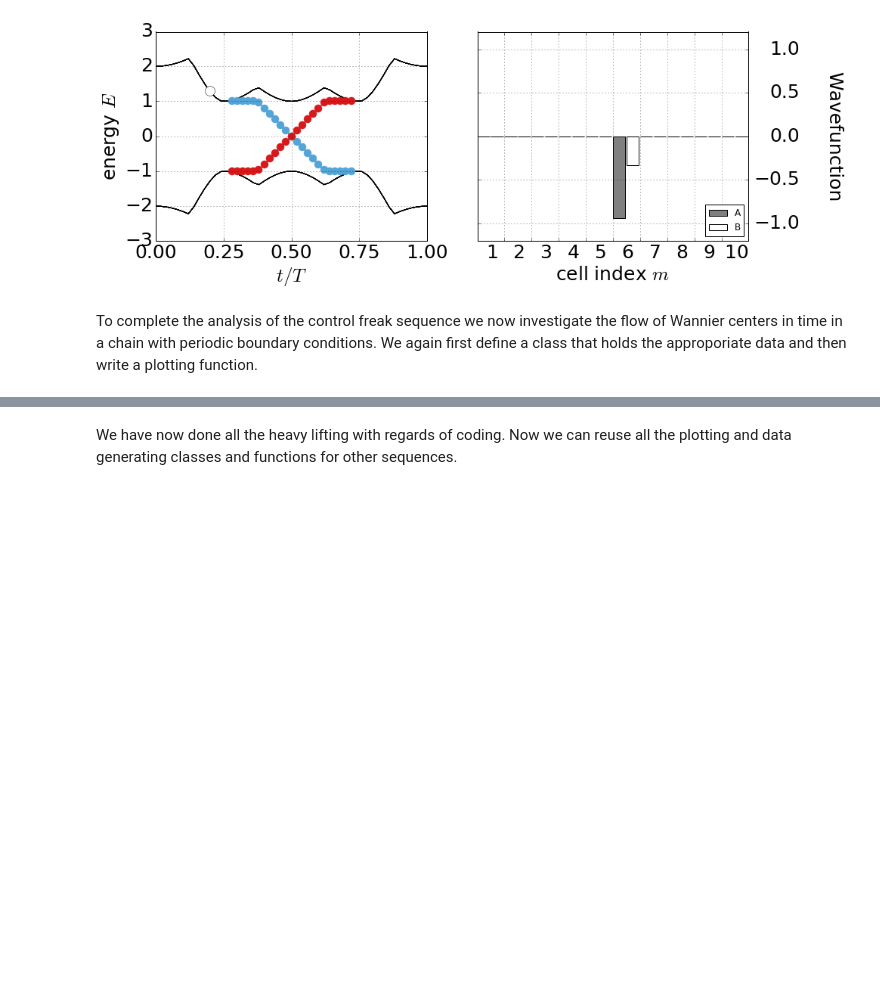
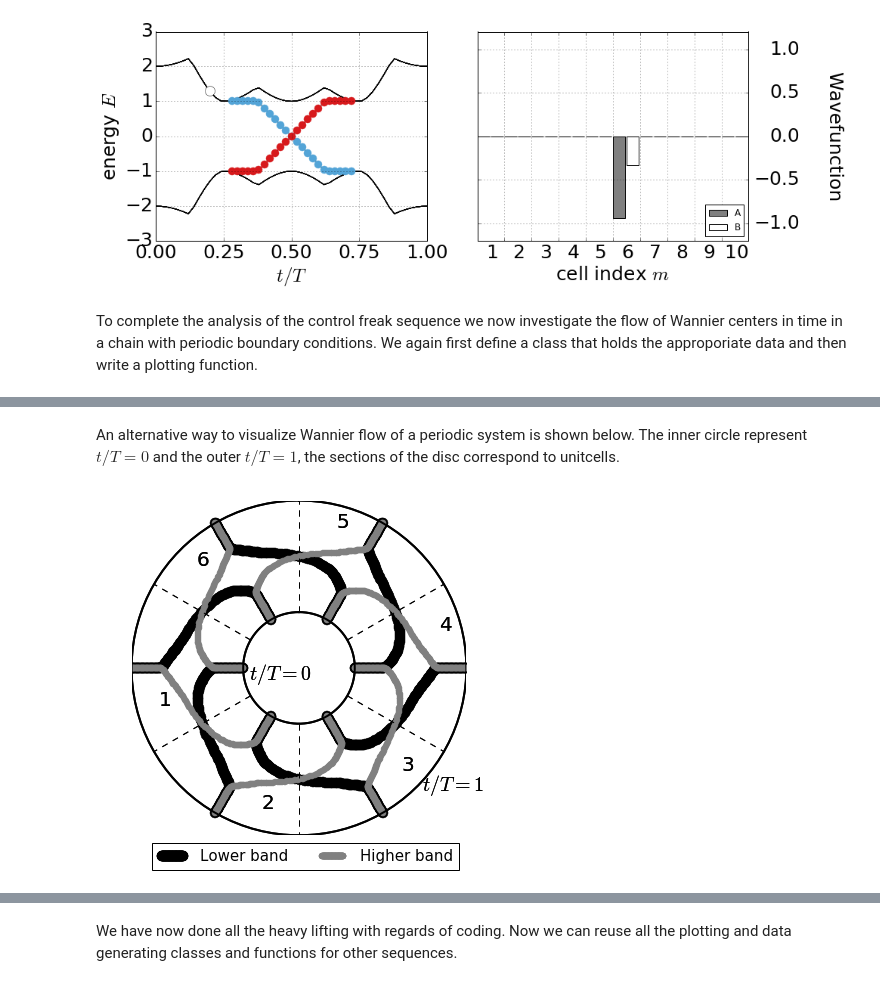
Before and after one commit to oroszl/topins, a Jupyter notebook: RM.ipynb, the cells around one changed output, grey strips where cells are left out. Drawn from its saved outputs; the diff is of its cells as text; code cells hidden in the pictures; blank space fills up the shorter version.

```diff
--- a/RM.ipynb
+++ b/RM.ipynb
@@ -383,0 +394,9 @@ tight_layout()
+# %% [markdown]
+An alternative way to visualize Wannier flow of a periodic system is shown below. The inner circle represent $t/T=0$ and the outer $t/T=1$, the sections of the disc correspond to unitcells.
+# %%
+figsize(6,6)
+CFwan.polar_w_vs_t('Lower band','ko',ms=10)
+CFwan.polar_w_vs_t('Higher band','o',mec='grey',mfc='grey')
+legend(numpoints=100,fontsize=15,ncol=2,bbox_to_anchor=(1,0));
+# %% [output]
+[figure, added]
```
Also changed, not shown: parts of 6 cells of this notebook, 4 other files.
